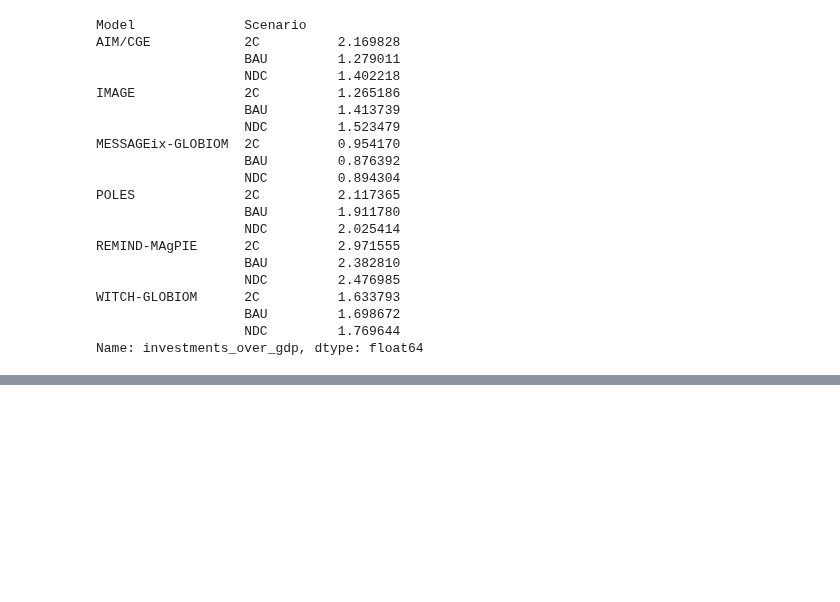
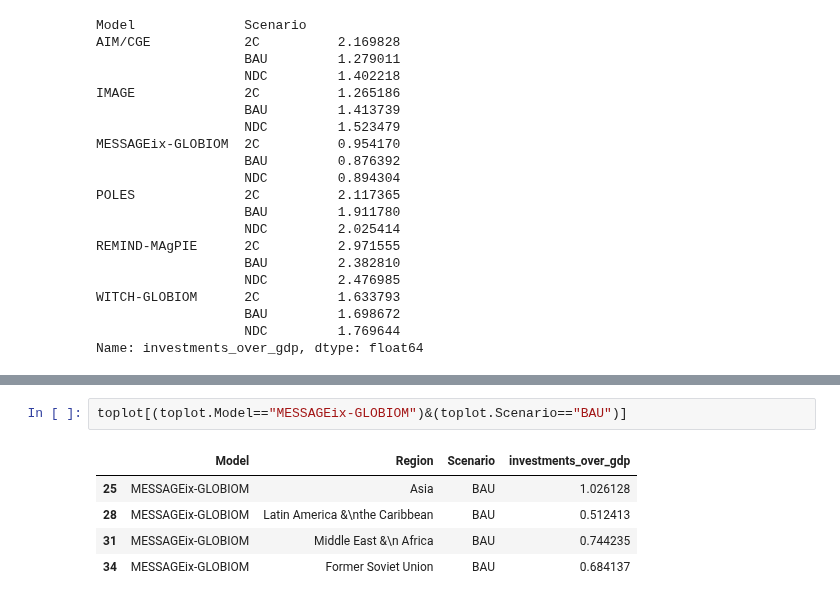
Before and after one commit to julierozenberg/infra_needs_analyses, a Jupyter notebook: Brahim_energy_global.ipynb, the cells around one changed output, grey strips where cells are left out. Saved outputs shown, nothing was run; the diff lists cells and outputs as text; blank space fills up the shorter version.

```diff
--- a/Brahim_energy_global.ipynb
+++ b/Brahim_energy_global.ipynb
@@ -131,0 +140,8 @@ g.add_legend(title="",fontsize = 14, bbox_to_anchor=(1, 0.65), borderaxespad=0.)
+# %%
+toplot[(toplot.Model=="MESSAGEix-GLOBIOM")&(toplot.Scenario=="BAU")]
+# %% [output]
+|  | Model | Region | Scenario | investments_over_gdp |
+| 25 | MESSAGEix-GLOBIOM | Asia | BAU | 1.026128 |
+| 28 | MESSAGEix-GLOBIOM | Latin America &\nthe Caribbean | BAU | 0.512413 |
+| 31 | MESSAGEix-GLOBIOM | Middle East &\n Africa | BAU | 0.744235 |
+| 34 | MESSAGEix-GLOBIOM | Former Soviet Union | BAU | 0.684137 |
```
Also changed, not shown: parts of 3 cells of this notebook, 2 other files.
